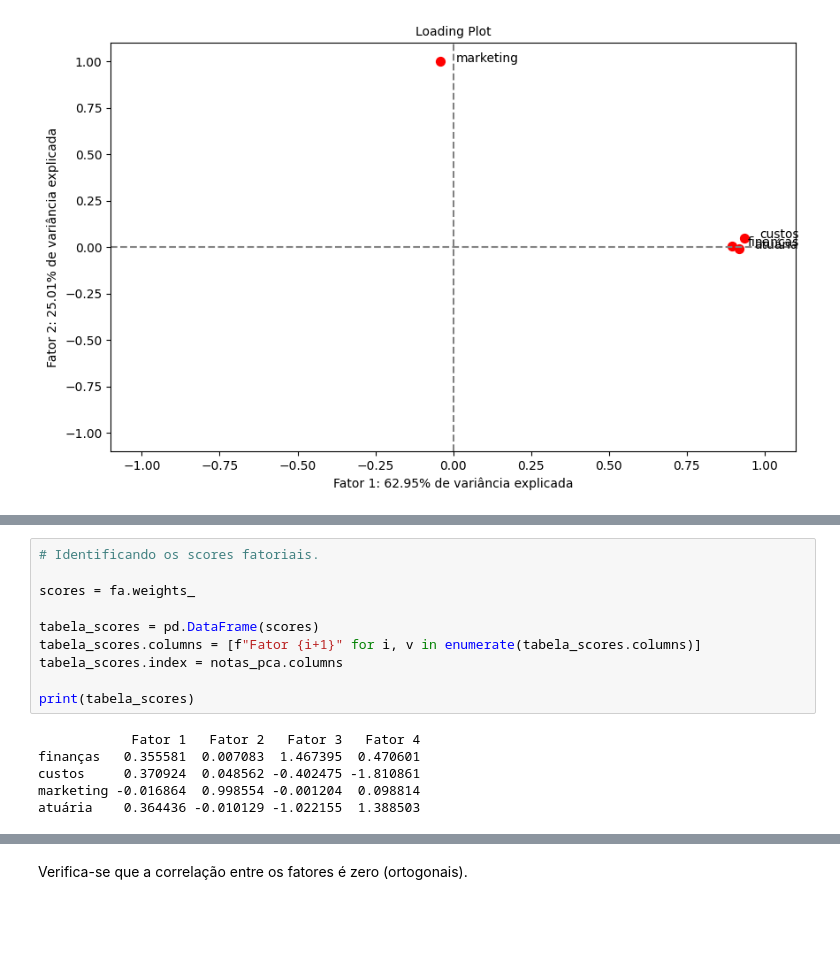
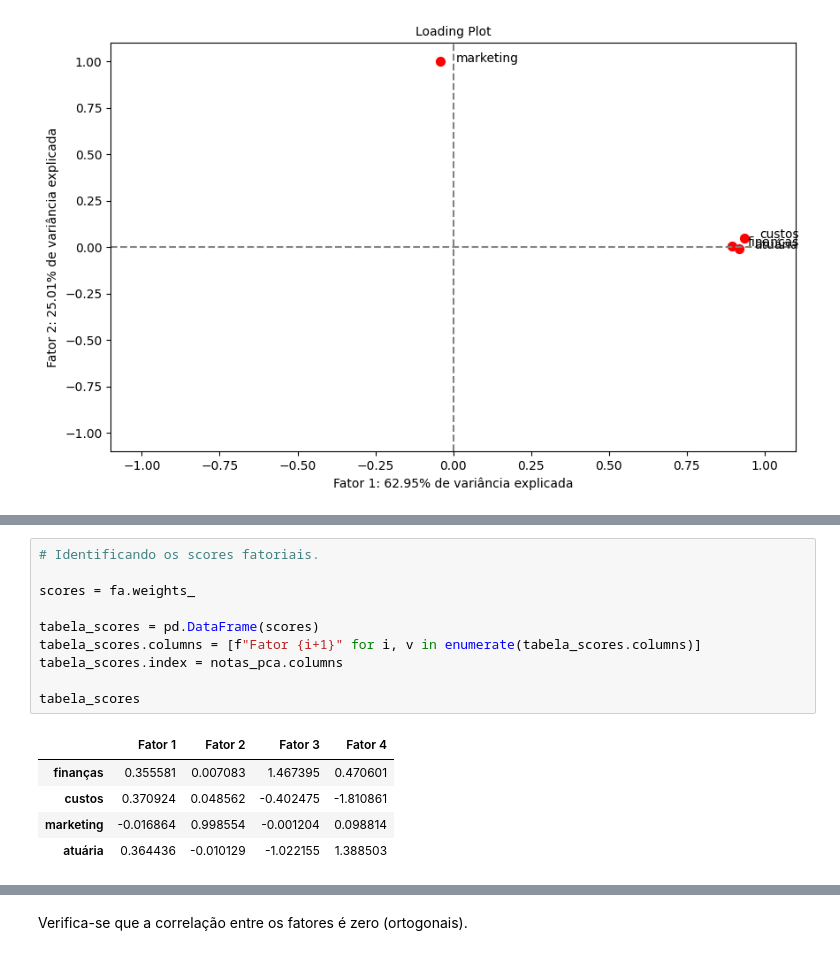
Before and after one commit to filipecarbonera/MBA_USP_Data_Science_Analytics, a Jupyter notebook: Factor Analysis and PCA/script_notas.ipynb, the cells around one changed output, grey strips where cells are left out. Cells and saved outputs as stored; diff of their text form; blank space fills up the shorter version.

```diff
--- a/Factor Analysis and PCA/script_notas.ipynb
+++ b/Factor Analysis and PCA/script_notas.ipynb
@@ -244,19 +241,19 @@ notas.head()
 # %%
 # Identificando os scores fatoriais.
 
 scores = fa.weights_
 
 tabela_scores = pd.DataFrame(scores)
 tabela_scores.columns = [f"Fator {i+1}" for i, v in enumerate(tabela_scores.columns)]
 tabela_scores.index = notas_pca.columns
 
-print(tabela_scores)
+tabela_scores
 # %% [output]
-            Fator 1   Fator 2   Fator 3   Fator 4
-finanças   0.355581  0.007083  1.467395  0.470601
-custos     0.370924  0.048562 -0.402475 -1.810861
-marketing -0.016864  0.998554 -0.001204  0.098814
-atuária    0.364436 -0.010129 -1.022155  1.388503
+|  | Fator 1 | Fator 2 | Fator 3 | Fator 4 |
+| finanças | 0.355581 | 0.007083 | 1.467395 | 0.470601 |
+| custos | 0.370924 | 0.048562 | -0.402475 | -1.810861 |
+| marketing | -0.016864 | 0.998554 | -0.001204 | 0.098814 |
+| atuária | 0.364436 | -0.010129 | -1.022155 | 1.388503 |
 # %%
 # Correlação entre os fatores extraídos.
 pg.rcorr(notas[['Fator 1','Fator 2', 'Fator 3', 'Fator 4']],
```
Also changed, not shown: parts of 16 cells of this notebook, 1 other file.
